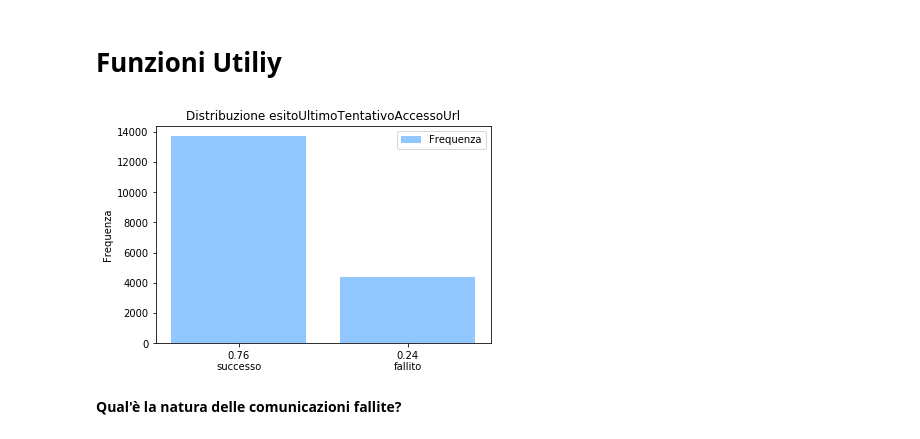
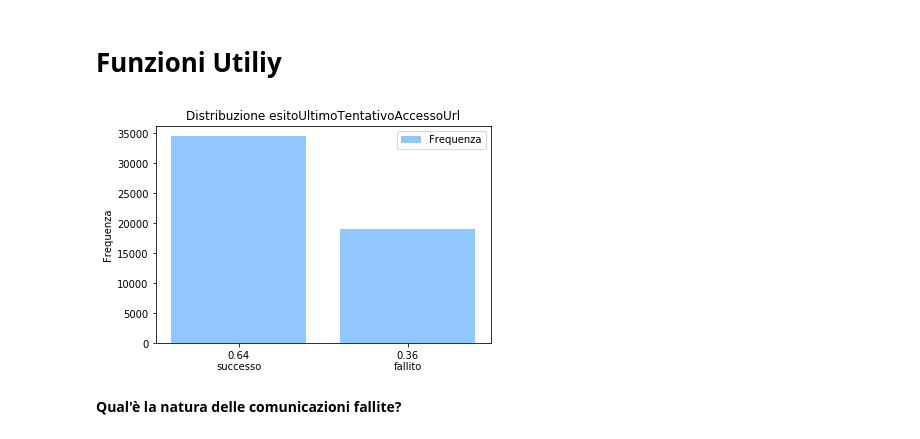
Before and after one commit to althot/TTD_anac, a Jupyter notebook: anac.ipynb, the cells around one changed output. Saved outputs shown, nothing was run; the diff lists cells and outputs as text; code cells hidden in the pictures.

Commit message:
Refractoring del caricamento dati dal sito anac

```diff
--- a/anac.ipynb
+++ b/anac.ipynb
@@ -95,16 +99,33 @@ def bar_chart_simple(col, title, p_xlabel='', p_ylabel='Frequenza'):
     plt.legend()
 
     plt.show()
+# %%
+def get_anac_data(path_to_file, url, force_download=False):
+    if force_download or not os.path.exists(path_to_file):
+        urlretrieve(url, path_to_file)
+    df = pd.read_json(path_to_file)
+    return df
+# %%
+# Carica i dati 2015, 2016, 2017
+df_15 = get_anac_data('data/l190-2015.json', 'http://dati.anticorruzione.it/data/l190-2015.json')
+df_16 = get_anac_data('data/l190-2016.json', 'http://dati.anticorruzione.it/data/l190-2016.json')
+df_17 = get_anac_data('data/l190-2017.json', 'http://dati.anticorruzione.it/data/l190-2017.json')
+
+# Aggiungi una colonna per la distinzione dell'anno
+df_15['anno']=2015
+df_16['anno']=2016
+df_17['anno']=2017
+
+# Unisci in un unico dataframe
+df= df_15.append(df_16).append(df_17)
 # %%
-# Read anac json
-df = pd.read_json('data/l190-2017.json')
 df_stats= statistics(df[['esitoUltimoTentativoAccessoUrl']])
 for field in df_stats['Fields']:
     col = df[field].value_counts(dropna=False)
     titolo = "Distribuzione "+str(field)
     bar_chart_simple(col, titolo)
 # %% [output]
-[figure, old version]
+[figure, new version]
 # %% [markdown]
 **Qual'è la natura delle comunicazioni fallite?**
 # %%
```
Also changed, not shown: parts of 10 cells of this notebook.
